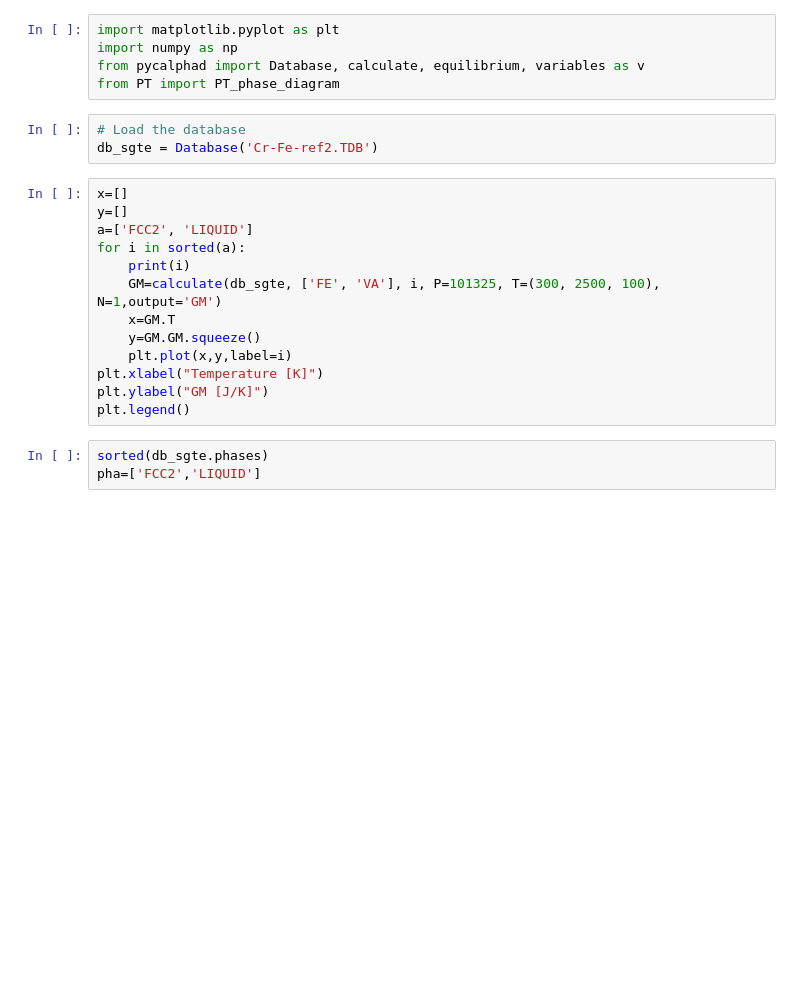
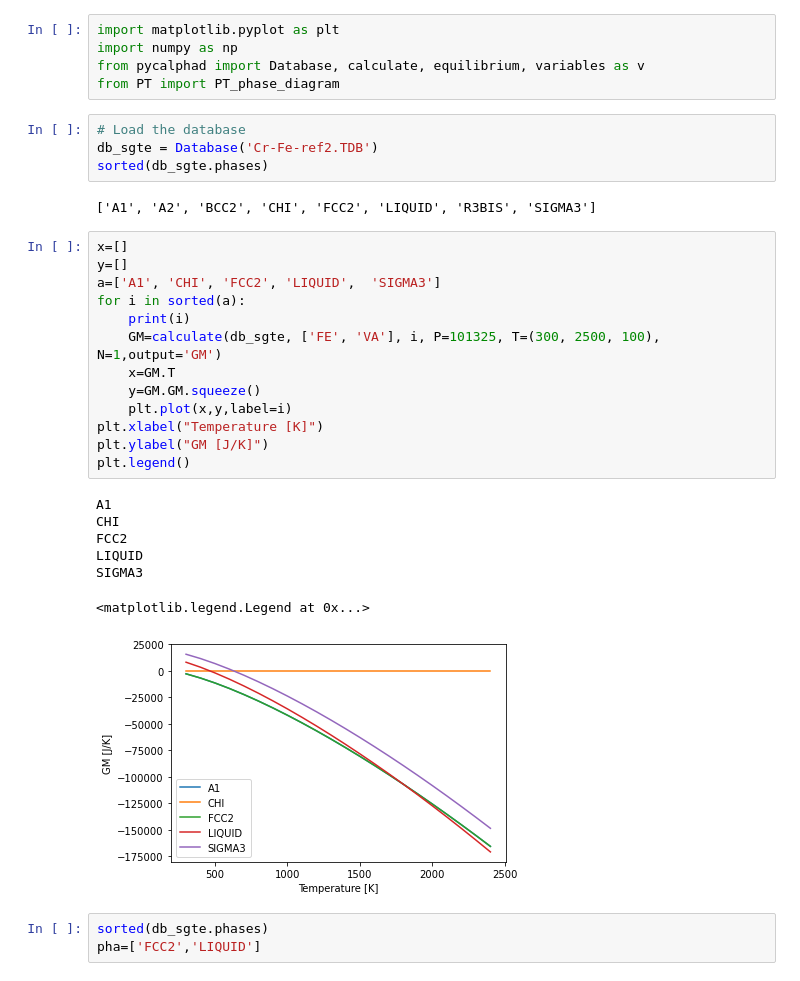
Before and after one commit to HUISUN24/580, a Jupyter notebook: 580 Homework 2/unary-calculations-finish.ipynb, the cells around one changed output. Cells and saved outputs as stored; diff of their text form; blank space fills up the shorter version.

```diff
--- a/580 Homework 2/unary-calculations-finish.ipynb
+++ b/580 Homework 2/unary-calculations-finish.ipynb
@@ -6,19 +6,30 @@ from PT import PT_phase_diagram
 # %%
 # Load the database
 db_sgte = Database('Cr-Fe-ref2.TDB')
+sorted(db_sgte.phases)
+# %% [output]
+['A1', 'A2', 'BCC2', 'CHI', 'FCC2', 'LIQUID', 'R3BIS', 'SIGMA3']
 # %%
 x=[]
 y=[]
-a=['FCC2', 'LIQUID']
+a=['A1', 'CHI', 'FCC2', 'LIQUID',  'SIGMA3']
 for i in sorted(a):
     print(i)
     GM=calculate(db_sgte, ['FE', 'VA'], i, P=101325, T=(300, 2500, 100), N=1,output='GM')
     x=GM.T
     y=GM.GM.squeeze()
     plt.plot(x,y,label=i)
 plt.xlabel("Temperature [K]")
 plt.ylabel("GM [J/K]")
 plt.legend()
+# %% [output]
+A1
+CHI
+FCC2
+LIQUID
+SIGMA3
+<matplotlib.legend.Legend at 0x...>
+[figure, added]
 # %%
 sorted(db_sgte.phases)
 pha=['FCC2','LIQUID']
```
Also changed, not shown: parts of 1 cell of this notebook, 2 other files.
